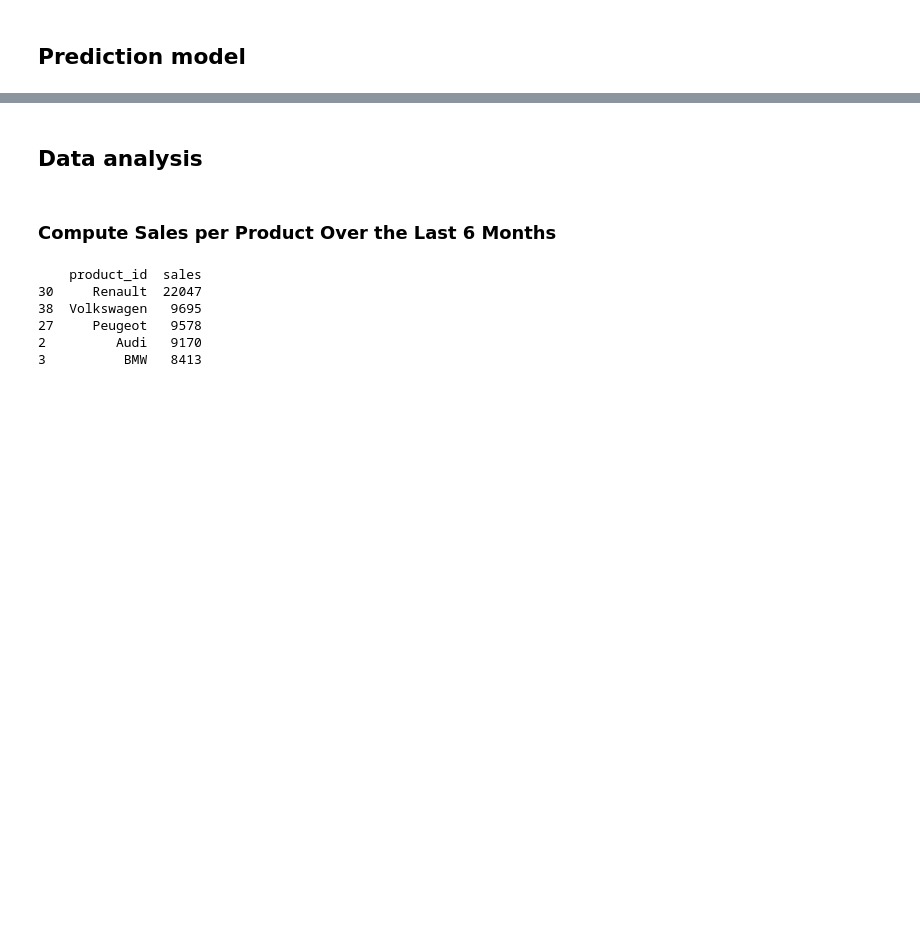
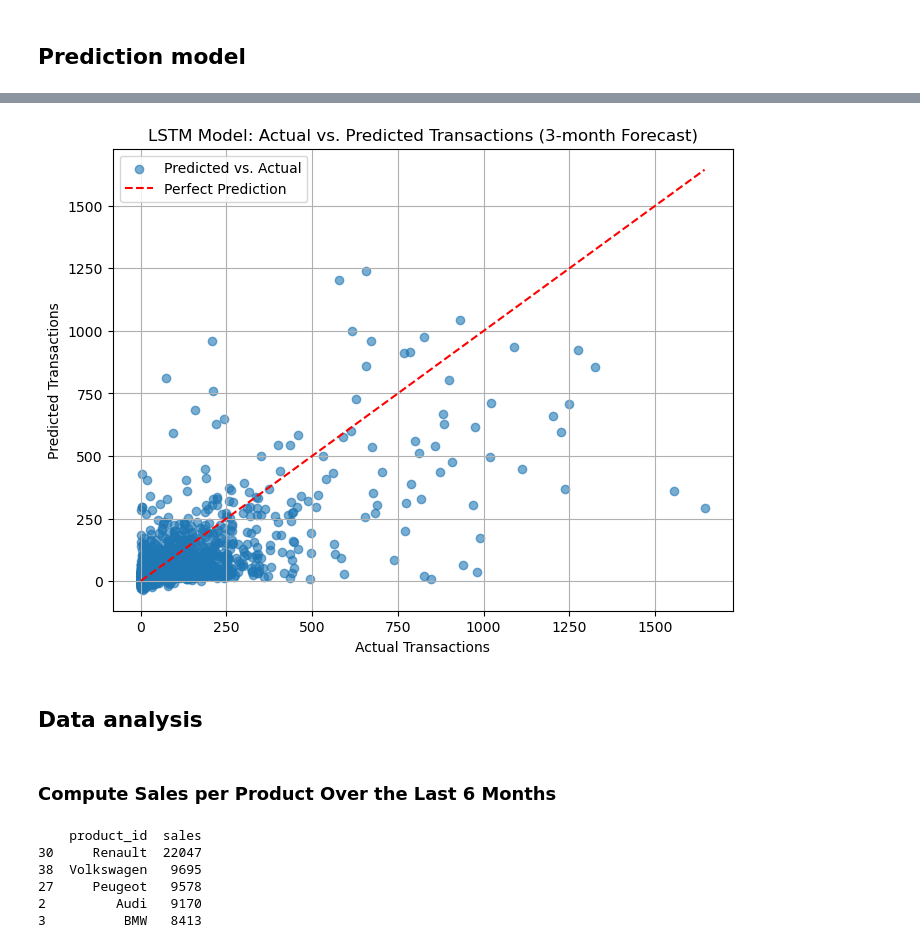
Before and after one commit to ttperr/Quod_THA_Test, a Jupyter notebook: notebooks/main.ipynb, the cells around one changed output, grey strips where cells are left out. Drawn from its saved outputs; the diff is of its cells as text; code cells hidden in the pictures; blank space fills up the shorter version.

Commit message:
try lstm model

```diff
--- a/notebooks/main.ipynb
+++ b/notebooks/main.ipynb
@@ -297,0 +301,80 @@ RMSE (SVM): 7.82
+# %%
+# ------------------ LOAD DATA ------------------ #
+# Assuming `df_features` is already created as per previous processing
+df = df_features.copy()
+
+# Select relevant columns for modeling
+df = df[['customer_id', 'month', 'num_transactions', 'lag_1', 'lag_2', 'lag_3', 'rolling_mean_3m', 'rolling_sum_3m', 'recency']]
+
+# Normalize transaction-related features
+scaler = MinMaxScaler()
+df[['num_transactions', 'lag_1', 'lag_2', 'lag_3', 'rolling_mean_3m', 'rolling_sum_3m', 'recency']] = scaler.fit_transform(
+    df[['num_transactions', 'lag_1', 'lag_2', 'lag_3', 'rolling_mean_3m', 'rolling_sum_3m', 'recency']]
+)
+
+# ------------------ CREATE TIME SERIES SEQUENCES ------------------ #
+def create_sequences(data, seq_length=3):
+    X, y = [], []
+    for i in range(len(data) - seq_length):
+        X.append(data.iloc[i:i+seq_length, 2:].values)  # Select feature columns
+        y.append(data.iloc[i+seq_length, 2])  # Target variable (num_transactions)
+    return np.array(X), np.array(y)
+
+# Train-test split with cutoff date
+cutoff_date = '2018-09-01'
+train_data = df[df['month'] < cutoff_date]
+test_data = df[df['month'] >= cutoff_date]
+
+# Create sequences for LSTM model
+sequence_length = 3
+X_train, y_train = create_sequences(train_data, sequence_length)
+X_test, y_test = create_sequences(test_data, sequence_length)
+
+# ------------------ RESHAPE DATA FOR LSTM ------------------ #
+X_train = X_train.reshape(X_train.shape[0], X_train.shape[1], X_train.shape[2])
+X_test = X_test.reshape(X_test.shape[0], X_test.shape[1], X_test.shape[2])
+
+# ------------------ BUILD LSTM MODEL ------------------ #
+model = Sequential([
+    LSTM(50, return_sequences=True, input_shape=(sequence_length, X.shape[2])),
+    Dropout(0.2),
+    LSTM(50),
+    Dropout(0.2),
+    Dense(25, activation='relu'),
+    Dense(1)  # Output layer
+])
+
+# Compile model
+model.compile(optimizer=Adam(learning_rate=0.001), loss='mse', metrics=['mae'])
+
+# Early stopping callback
+early_stopping = tf.keras.callbacks.EarlyStopping(monitor='val_loss', patience=5, restore_best_weights=True)
+
+# ------------------ TRAIN MODEL ------------------ #
+history = model.fit(X_train, y_train, epochs=30, batch_size=16, validation_data=(X_test, y_test), verbose=1, callbacks=[early_stopping])
+
+# ------------------ PREDICT ------------------ #
+y_pred = model.predict(X_test)
+
+# Reverse scaling
+y_test_unscaled = scaler.inverse_transform(np.c_[y_test, np.zeros((len(y_test), X.shape[2] - 1))])[:, 0]
+y_pred_unscaled = scaler.inverse_transform(np.c_[y_pred, np.zeros((len(y_pred), X.shape[2] - 1))])[:, 0]
+
+# ------------------ EVALUATE MODEL ------------------ #
+mae = mean_absolute_error(y_test_unscaled, y_pred_unscaled)
+rmse = np.sqrt(mean_squared_error(y_test_unscaled, y_pred_unscaled))
+
+print(f"MAE: {mae:.2f}")
+print(f"RMSE: {rmse:.2f}")
+
+# ------------------ VISUALIZE RESULTS ------------------ #
+plt.figure(figsize=(8, 6))
+plt.scatter(y_test_unscaled, y_pred_unscaled, alpha=0.6, label="Predicted vs. Actual")
+plt.plot([min(y_test_unscaled), max(y_test_unscaled)], [min(y_test_unscaled), max(y_test_unscaled)], color='red', linestyle='--', label="Perfect Prediction")
+plt.xlabel("Actual Transactions")
+plt.ylabel("Predicted Transactions")
+plt.title("LSTM Model: Actual vs. Predicted Transactions (3-month Forecast)")
+plt.legend()
+plt.grid(True)
+plt.show()
+# %% [output]
@@ -298,3 +398,4 @@ RMSE (SVM): 7.82
+[figure, added]
 # %% [markdown]
 ## Data analysis
 # %% [markdown]
```
Also changed, not shown: parts of 22 cells of this notebook.
